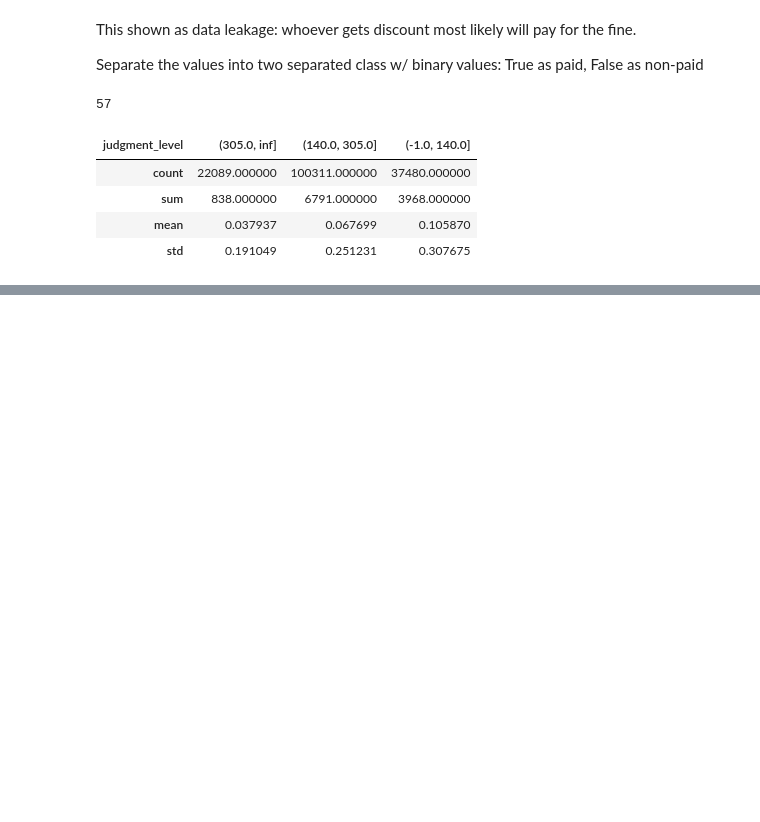
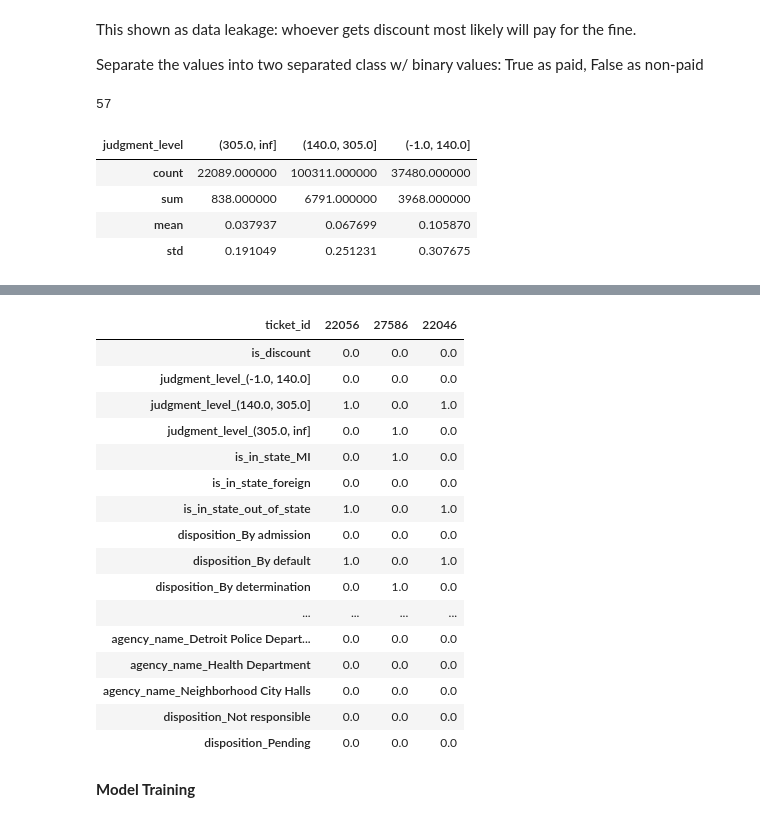
Before and after one commit to hmchen47/DataScience, a Jupyter notebook: AppliedDS-UMich/3-AML/notebooks/Ref1-Assignment4.ipynb, the cells around one changed output, grey strips where cells are left out. Cells and saved outputs as stored; diff of their text form; code cells hidden in the pictures; blank space fills up the shorter version.

Commit message:
feat: add code to convert train dataset w/ selected features and dummies

```diff
--- a/AppliedDS-UMich/3-AML/notebooks/Ref1-Assignment4.ipynb
+++ b/AppliedDS-UMich/3-AML/notebooks/Ref1-Assignment4.ipynb
@@ -319,0 +314,4 @@ df_train.groupby('judgment_level').compliance.agg(['count', 'sum', 'mean', 'std'
+# %%
+selection = ['judgment_level', 'is_discount', 'is_in_state', 'disposition', 'agency_name', 'compliance']
+df_selected = df_train[selection]
+df_selected.head(3)
@@ -319,0 +340,6 @@ df_train.groupby('judgment_level').compliance.agg(['count', 'sum', 'mean', 'std'
+# %%
+X = df_selected.drop('compliance', axis=1)
+Y = df_selected.compliance
+X.shape, Y.shape
+# X.info()
+# Y.shape
@@ -319,0 +348,4 @@ df_train.groupby('judgment_level').compliance.agg(['count', 'sum', 'mean', 'std'
+# %%
+# introduce dummy variables for judgment_level, is_in_state, disposition, agency_name
+X_encoded = pd.get_dummies(X)
+X_encoded.info()
@@ -319,0 +370,27 @@ df_train.groupby('judgment_level').compliance.agg(['count', 'sum', 'mean', 'std'
+# %%
+# add dummy variables for dispoistion not appeared in the training dataset
+#    but in original dataset: disposition_Not responsible, disposition_Pending
+X_encoded['disposition_Not responsible'] = np.zeros(len(X))
+X_encoded['disposition_Pending'] = np.zeros(len(X))
+# X_encoded.shape
+X_encoded.head(3).T
+# %% [output]
+| ticket_id | 22056 | 27586 | 22046 |
+| is_discount | 0.0 | 0.0 | 0.0 |
+| judgment_level_(-1.0, 140.0] | 0.0 | 0.0 | 0.0 |
+| judgment_level_(140.0, 305.0] | 1.0 | 0.0 | 1.0 |
+| judgment_level_(305.0, inf] | 0.0 | 1.0 | 0.0 |
+| is_in_state_MI | 0.0 | 1.0 | 0.0 |
+| is_in_state_foreign | 0.0 | 0.0 | 0.0 |
+| is_in_state_out_of_state | 1.0 | 0.0 | 1.0 |
+| disposition_By admission | 0.0 | 0.0 | 0.0 |
+| disposition_By default | 1.0 | 0.0 | 1.0 |
+| disposition_By determination | 0.0 | 1.0 | 0.0 |
+| ... | ... | ... | ... |
+| agency_name_Detroit Police Depart... | 0.0 | 0.0 | 0.0 |
+| agency_name_Health Department | 0.0 | 0.0 | 0.0 |
+| agency_name_Neighborhood City Halls | 0.0 | 0.0 | 0.0 |
+| disposition_Not responsible | 0.0 | 0.0 | 0.0 |
+| disposition_Pending | 0.0 | 0.0 | 0.0 |
+# %% [markdown]
+__Model Training__
```
Also changed, not shown: parts of 9 cells of this notebook.
